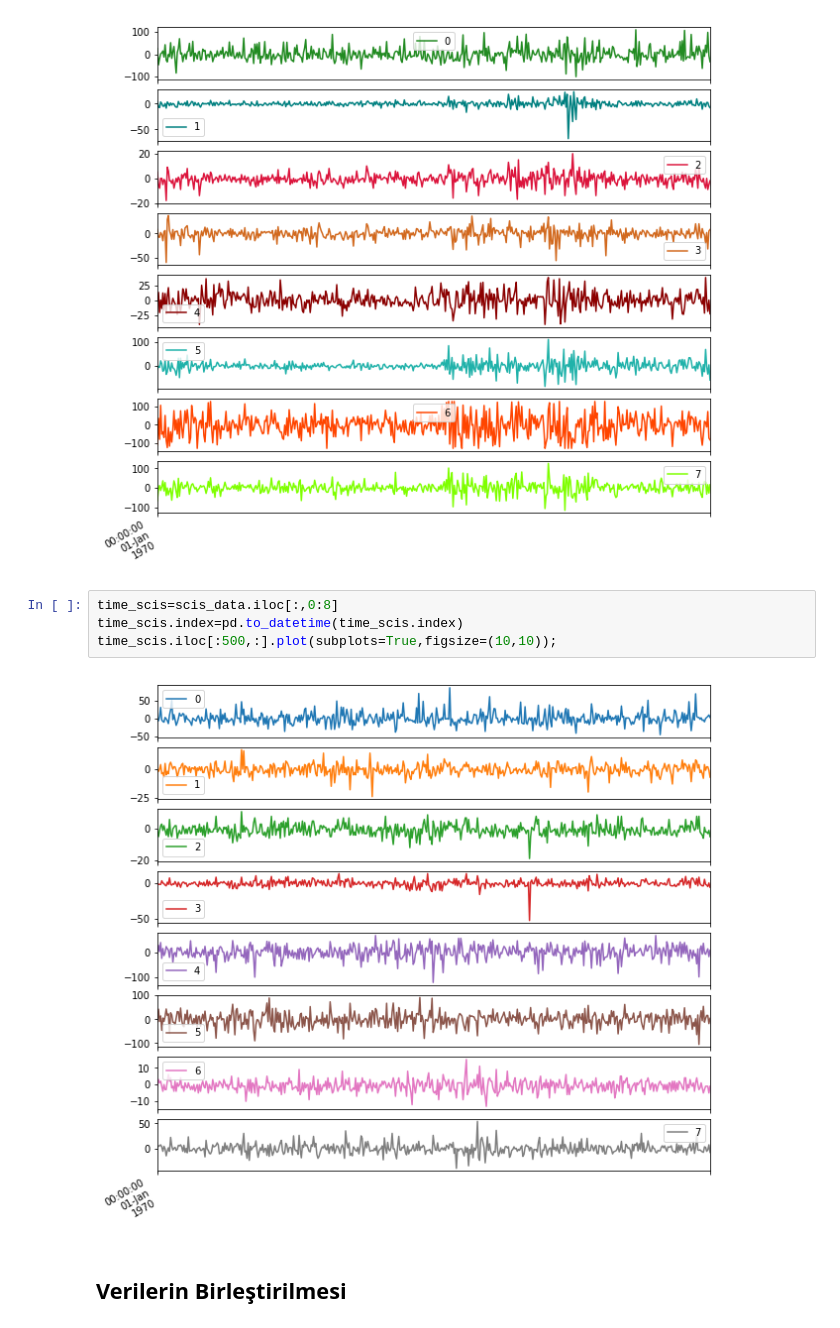
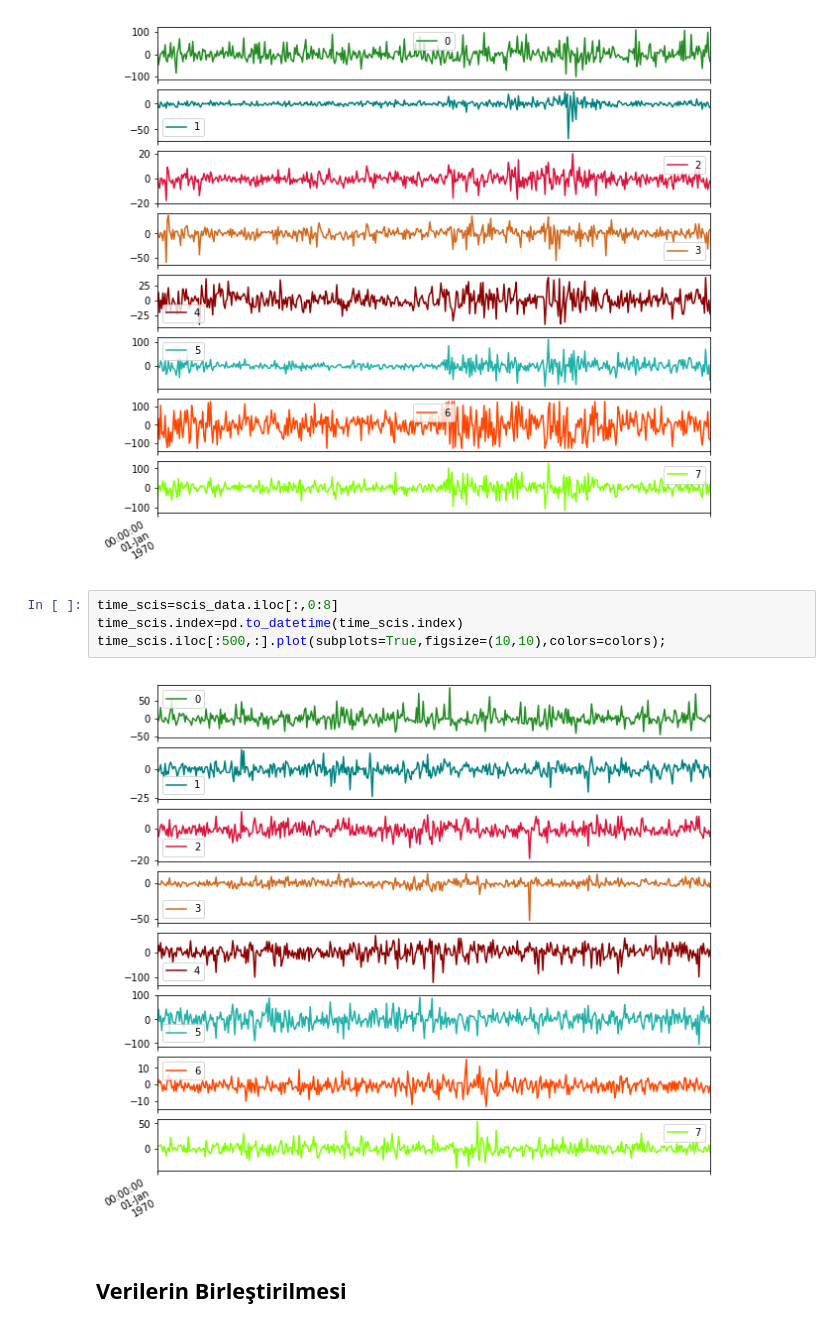
Before and after one commit to oguzhandurmaz/Classify-Gestures, a Jupyter notebook: Classify_Gesture.ipynb, the cells around one changed output. Cells and saved outputs as stored; diff of their text form.

```diff
--- a/Classify_Gesture.ipynb
+++ b/Classify_Gesture.ipynb
@@ -82,9 +86,9 @@ time_rock.iloc[:500,:].plot(subplots=True,figsize=(10,10),colors=colors);
 # %%
 time_scis=scis_data.iloc[:,0:8]
 time_scis.index=pd.to_datetime(time_scis.index)
-time_scis.iloc[:500,:].plot(subplots=True,figsize=(10,10));
+time_scis.iloc[:500,:].plot(subplots=True,figsize=(10,10),colors=colors);
 # %% [output]
-[figure, old version]
+[figure, new version]
 # %% [markdown]
 ## **Verilerin Birleştirilmesi**
 # %%
```
Also changed, not shown: parts of 2 cells of this notebook.
